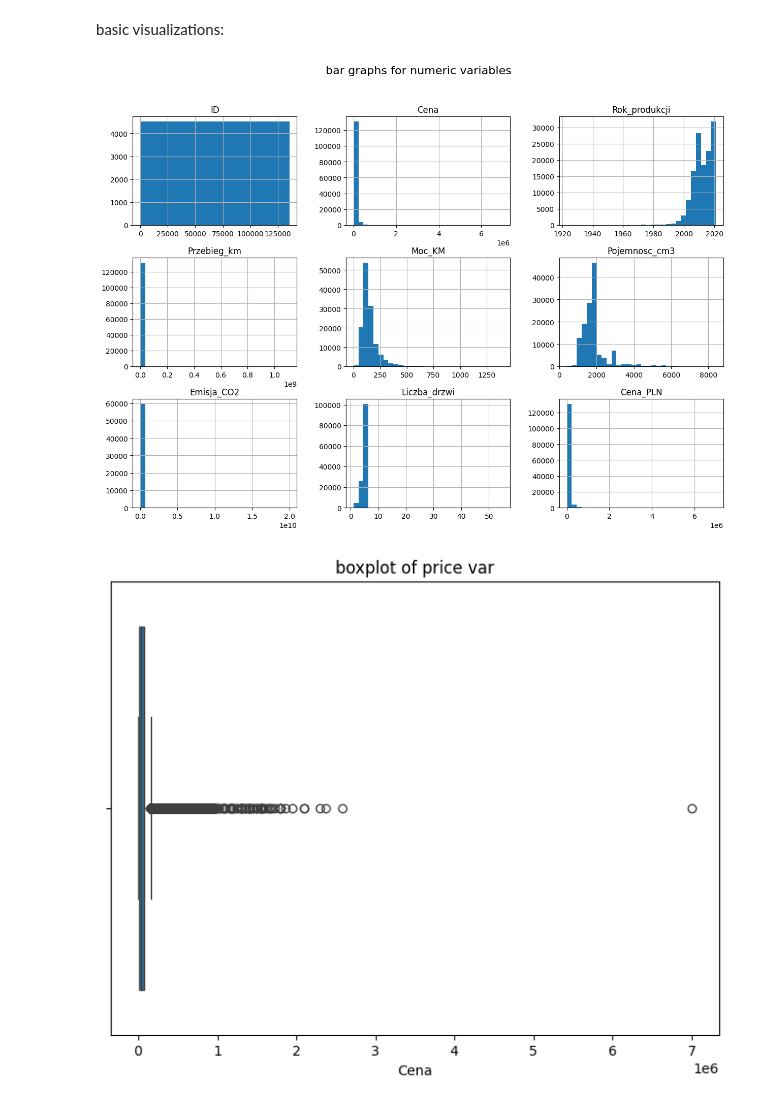
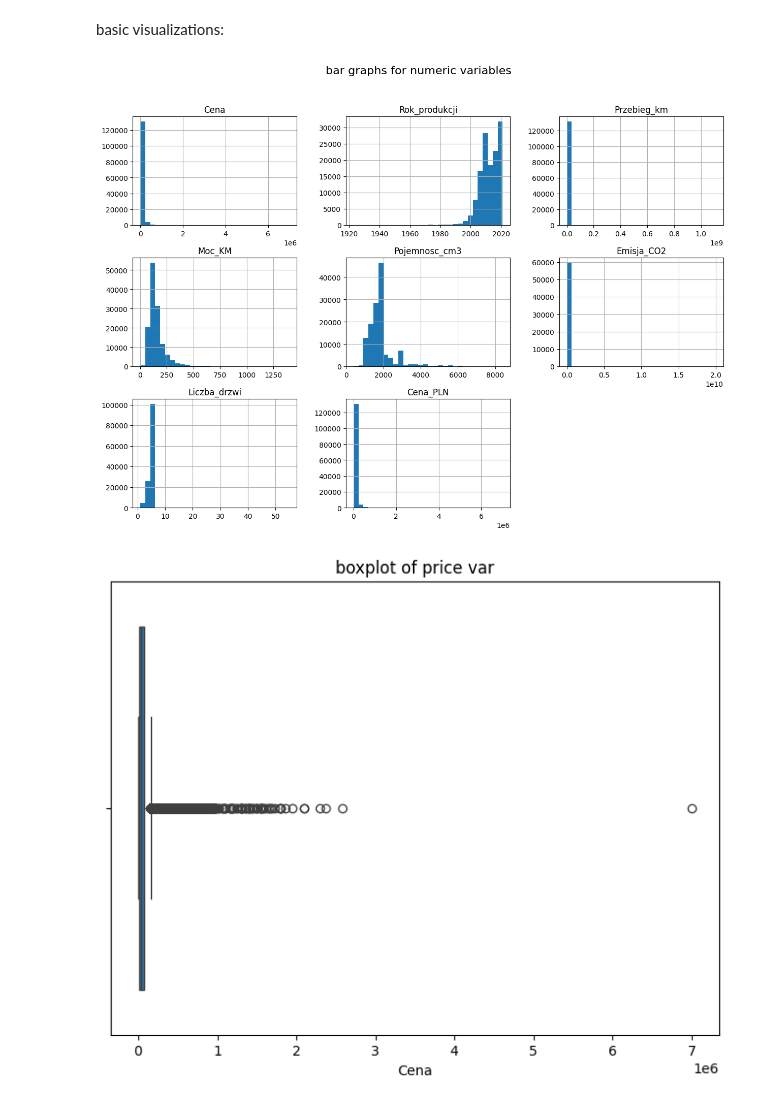
Before and after one commit to sowinskv/DSC_competition, a Jupyter notebook: notebooks/EDA.ipynb, the cells around one changed output. Saved outputs shown, nothing was run; the diff lists cells and outputs as text; code cells hidden in the pictures.

```diff
--- a/notebooks/EDA.ipynb
+++ b/notebooks/EDA.ipynb
@@ -81,17 +81,17 @@ dtype: int64
 # %% [markdown]
 basic visualizations:
 # %%
-df.hist(bins=30, figsize=(15, 10))
+df.drop('ID', axis=1).hist(bins=30, figsize=(15, 10))
 plt.suptitle("bar graphs for numeric variables", fontsize=16)
 plt.show()
 
 # boxplot for 'price' outliers
 plt.figure(figsize=(8, 6))
 sns.boxplot(data=df, x='Cena')
 plt.title('boxplot of price var')
 plt.show()
 # %% [output]
-[figure, old version]
+[figure, new version]
 [figure]
 # %%
 currencies = df['Waluta'].unique().tolist()
```
Also changed, not shown: parts of 3 cells of this notebook, 2 other files.
